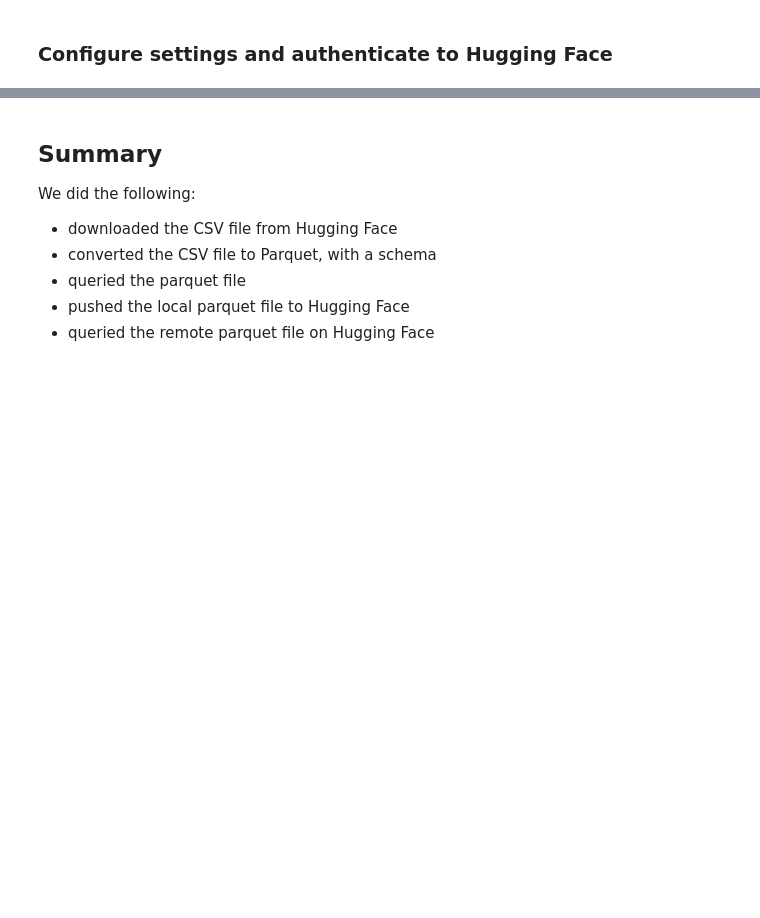
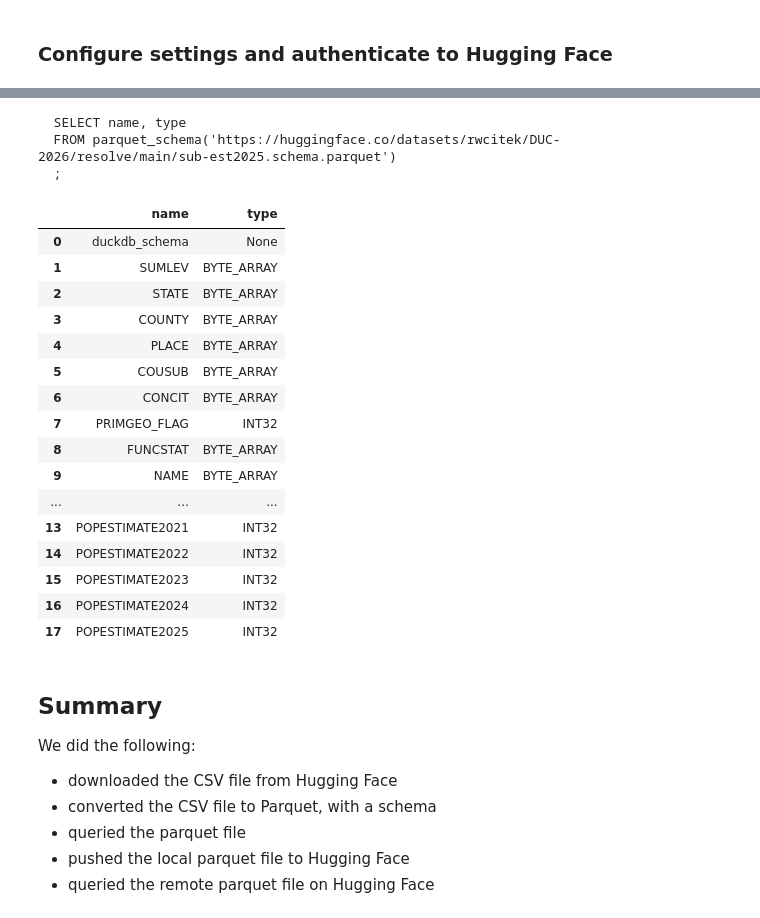
Before and after one commit to BBER-DUC/Data-Wrangling-of-Public-Data, a Jupyter notebook: 103-data.parquet.to.parquet.schema.HF.ipynb, the cells around one changed output, grey strips where cells are left out. Drawn from its saved outputs; the diff is of its cells as text; code cells hidden in the pictures; blank space fills up the shorter version.

Commit message:
Items: - download, apply schema, convert to parquet - verify - push to HF - verify

```diff
--- a/103-data.parquet.to.parquet.schema.HF.ipynb
+++ b/103-data.parquet.to.parquet.schema.HF.ipynb
@@ -154,3 +240,33 @@ duckdb.sql(query).df()
+# %%
+# Query the remote parquet
+query = (f'''
+  SELECT name, type
+  FROM parquet_schema('{hf_url}')
+  ;
+''')
+print(query)
+duckdb.sql(query).df()
+# %% [output]
+  SELECT name, type
+  FROM parquet_schema('https://huggingface.co/datasets/rwcitek/DUC-2026/resolve/main/sub-est2025.schema.parquet')
+  ;
+|  | name | type |
+| 0 | duckdb_schema | None |
+| 1 | SUMLEV | BYTE_ARRAY |
+| 2 | STATE | BYTE_ARRAY |
+| 3 | COUNTY | BYTE_ARRAY |
+| 4 | PLACE | BYTE_ARRAY |
+| 5 | COUSUB | BYTE_ARRAY |
+| 6 | CONCIT | BYTE_ARRAY |
+| 7 | PRIMGEO_FLAG | INT32 |
+| 8 | FUNCSTAT | BYTE_ARRAY |
+| 9 | NAME | BYTE_ARRAY |
+| ... | ... | ... |
+| 13 | POPESTIMATE2021 | INT32 |
+| 14 | POPESTIMATE2022 | INT32 |
+| 15 | POPESTIMATE2023 | INT32 |
+| 16 | POPESTIMATE2024 | INT32 |
+| 17 | POPESTIMATE2025 | INT32 |
 # %% [markdown]
 ## Summary
 
```
Also changed, not shown: parts of 16 cells of this notebook.
